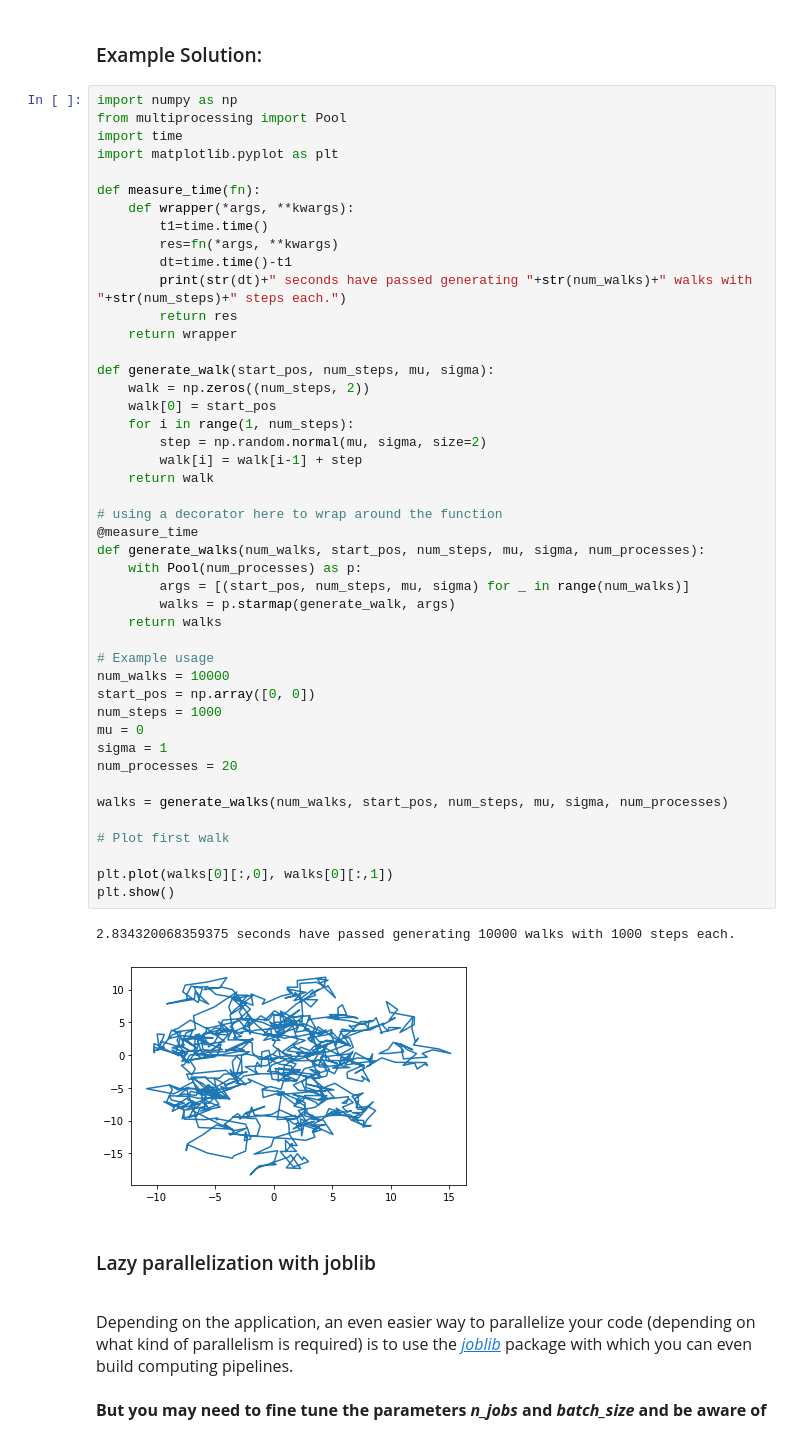
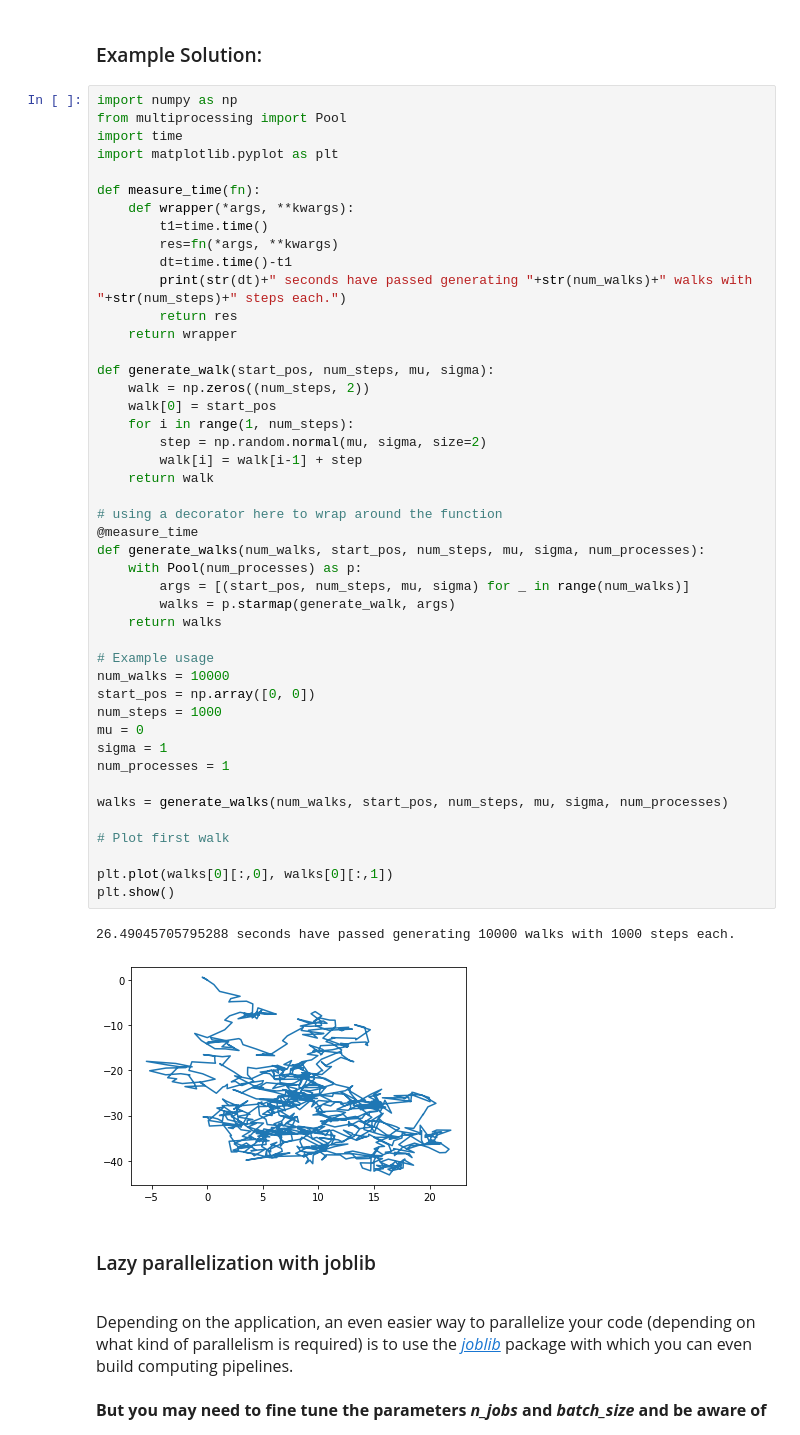
Before and after one commit to DataCompetency/PythonAdvanced, a Jupyter notebook: Session_2/Session_2.ipynb, the cells around one changed output. Drawn from its saved outputs; the diff is of its cells as text.

```diff
--- a/Session_2/Session_2.ipynb
+++ b/Session_2/Session_2.ipynb
@@ -1811,36 +1812,36 @@ def measure_time(fn):
 def generate_walk(start_pos, num_steps, mu, sigma):
     walk = np.zeros((num_steps, 2))
     walk[0] = start_pos
     for i in range(1, num_steps):
         step = np.random.normal(mu, sigma, size=2)
         walk[i] = walk[i-1] + step
     return walk
 
 # using a decorator here to wrap around the function
 @measure_time
 def generate_walks(num_walks, start_pos, num_steps, mu, sigma, num_processes):
     with Pool(num_processes) as p:
         args = [(start_pos, num_steps, mu, sigma) for _ in range(num_walks)]
         walks = p.starmap(generate_walk, args)
     return walks
 
 # Example usage
 num_walks = 10000
 start_pos = np.array([0, 0])
 num_steps = 1000
 mu = 0
 sigma = 1
-num_processes = 20
+num_processes = 1
 
 walks = generate_walks(num_walks, start_pos, num_steps, mu, sigma, num_processes)
 
 # Plot first walk
 
 plt.plot(walks[0][:,0], walks[0][:,1])
 plt.show()
 # %% [output]
-2.834320068359375 seconds have passed generating 10000 walks with 1000 steps each.
+26.49045705795288 seconds have passed generating 10000 walks with 1000 steps each.
-[figure, old version]
+[figure, new version]
 # %% [markdown]
 ### Lazy parallelization with joblib
 <br>
```
Also changed, not shown: parts of 4 cells of this notebook, 3 other files.
